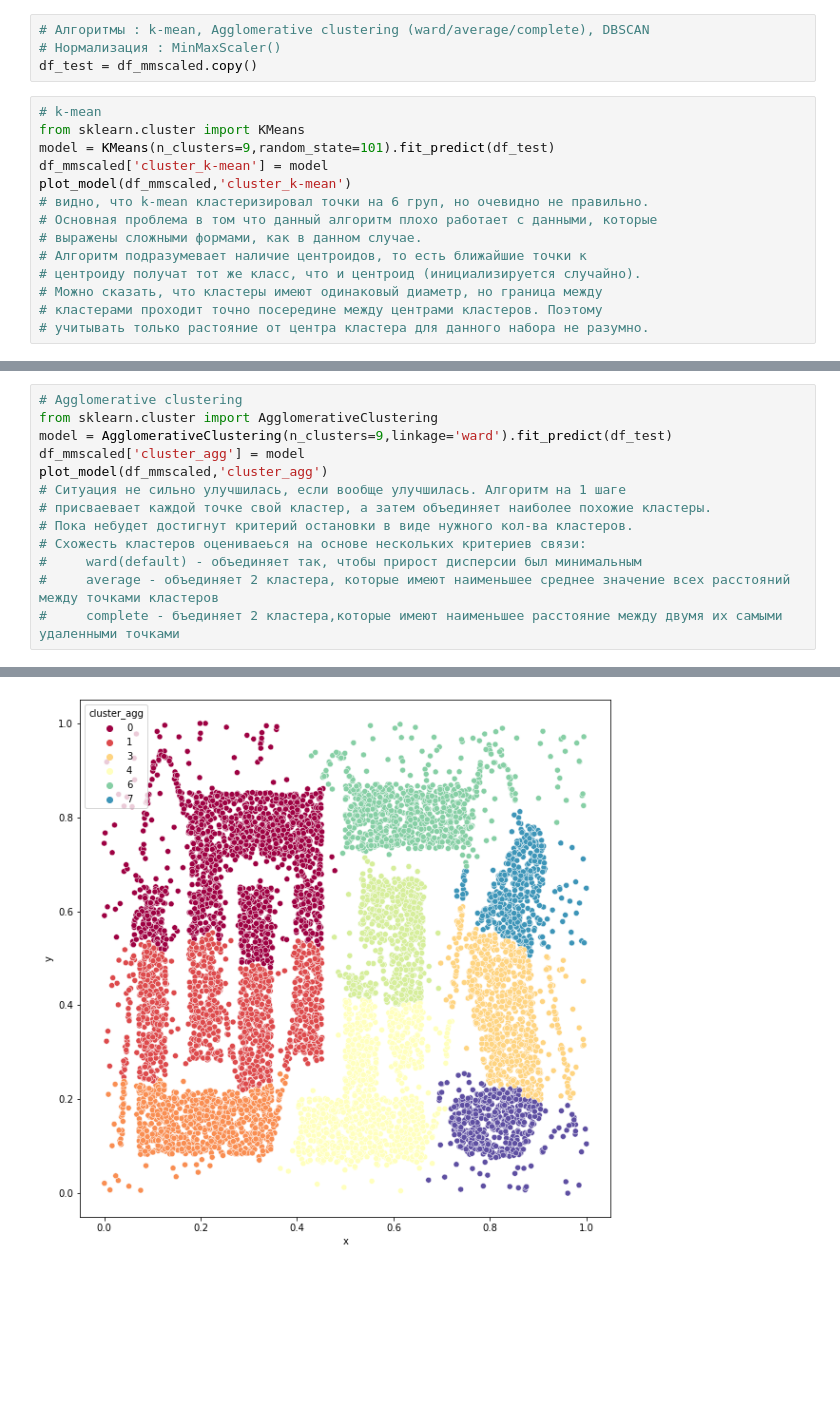
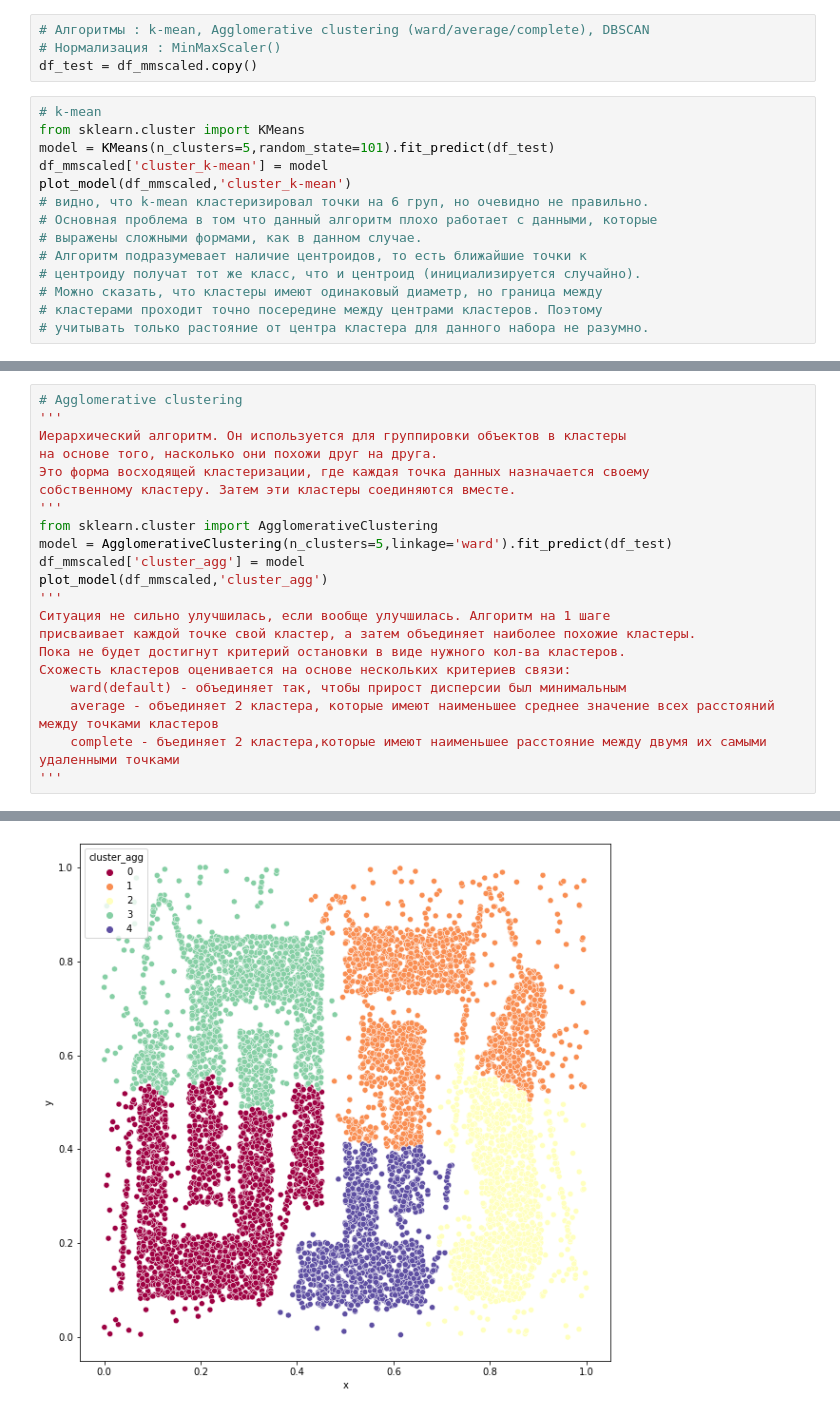
Before and after one commit to DataMathematician/PetResearch, a Jupyter notebook: l4p1.ipynb, the cells around one changed output, grey strips where cells are left out. Saved outputs shown, nothing was run; the diff lists cells and outputs as text; blank space fills up the shorter version.

```diff
--- a/l4p1.ipynb
+++ b/l4p1.ipynb
@@ -103,7 +117,7 @@ df_test = df_mmscaled.copy()
 # %%
 # k-mean
 from sklearn.cluster import KMeans
-model = KMeans(n_clusters=9,random_state=101).fit_predict(df_test)
+model = KMeans(n_clusters=5,random_state=101).fit_predict(df_test)
 df_mmscaled['cluster_k-mean'] = model
 plot_model(df_mmscaled,'cluster_k-mean')
 # видно, что k-mean кластеризировал точки на 6 груп, но очевидно не правильно.
@@ -119,14 +133,22 @@ plot_model(df_mmscaled,'cluster_k-mean')
 # %%
 # Agglomerative clustering
+'''
+Иерархический алгоритм. Он используется для группировки объектов в кластеры
+на основе того, насколько они похожи друг на друга.
+Это форма восходящей кластеризации, где каждая точка данных назначается своему
+собственному кластеру. Затем эти кластеры соединяются вместе.
+'''
 from sklearn.cluster import AgglomerativeClustering
-model = AgglomerativeClustering(n_clusters=9,linkage='ward').fit_predict(df_test)
+model = AgglomerativeClustering(n_clusters=5,linkage='ward').fit_predict(df_test)
 df_mmscaled['cluster_agg'] = model
 plot_model(df_mmscaled,'cluster_agg')
-# Ситуация не сильно улучшилась, если вообще улучшилась. Алгоритм на 1 шаге
-# присваевает каждой точке свой кластер, а затем объединяет наиболее похожие кластеры.
-# Пока небудет достигнут критерий остановки в виде нужного кол-ва кластеров.
-# Схожесть кластеров оцениваеься на основе нескольких критериев связи:
-#     ward(default) - объединяет так, чтобы прирост дисперсии был минимальным
-#     average - объединяет 2 кластера, которые имеют наименьшее среднее значение всех расстояний между точками кластеров
-#     complete - бъединяет 2 кластера,которые имеют наименьшее расстояние между двумя их самыми удаленными точками
+'''
+Ситуация не сильно улучшилась, если вообще улучшилась. Алгоритм на 1 шаге
+присваивает каждой точке свой кластер, а затем объединяет наиболее похожие кластеры.
+Пока не будет достигнут критерий остановки в виде нужного кол-ва кластеров.
+Схожесть кластеров оценивается на основе нескольких критериев связи:
+    ward(default) - объединяет так, чтобы прирост дисперсии был минимальным
+    average - объединяет 2 кластера, которые имеют наименьшее среднее значение всех расстояний между точками кластеров
+    complete - бъединяет 2 кластера,которые имеют наименьшее расстояние между двумя их самыми удаленными точками
+'''
 # %% [output]
@@ -133,3 +156,3 @@ plot_model(df_mmscaled,'cluster_agg')
-[figure, old version]
+[figure, new version]
 # %%
 # DBSCAN 0.355 49
```
Also changed, not shown: parts of 11 cells of this notebook, 1 other file.
